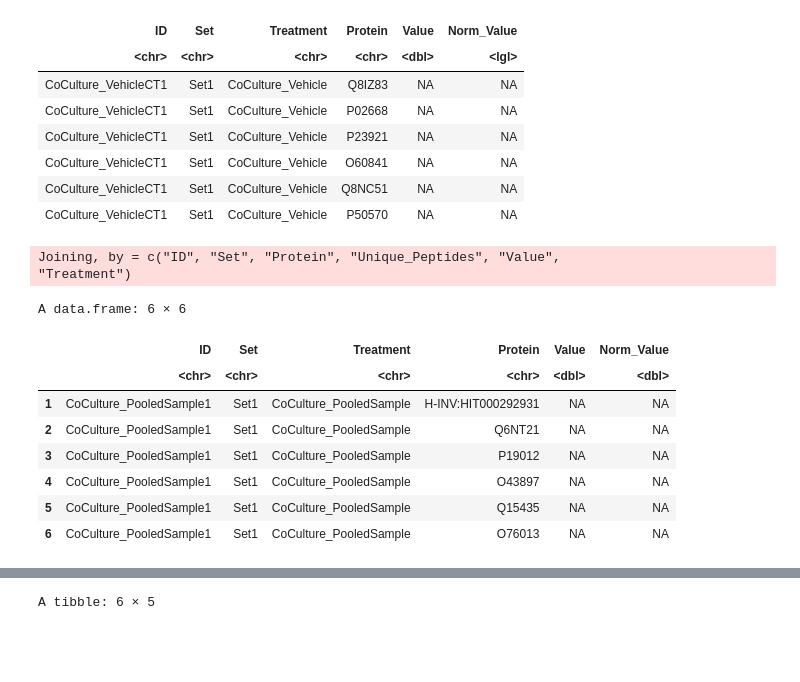
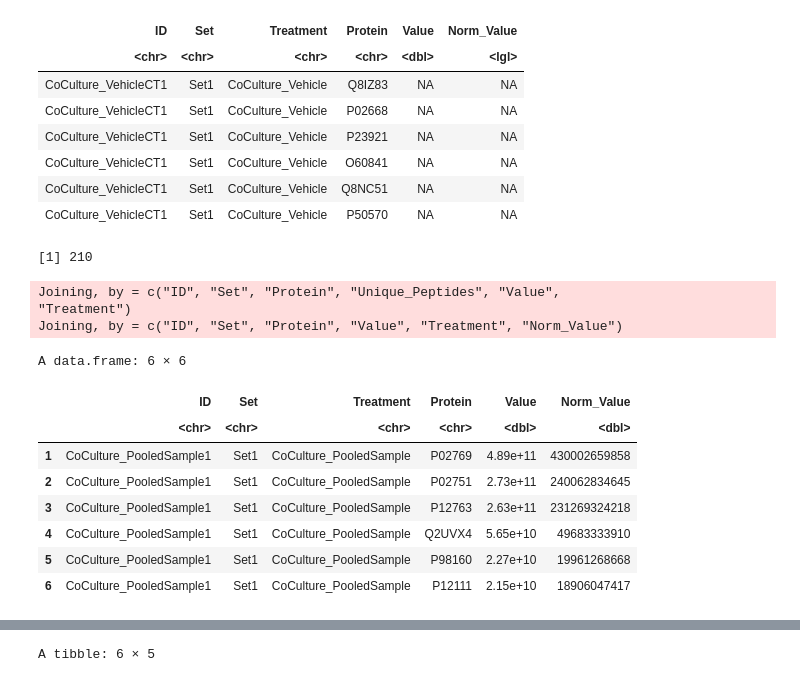
Before and after one commit to alexispayton/Wildfires-and-Extracellular-Vesicles-EVs-Woodsmoke-Alters-EV-Proteomic-Signatures-involved-in-Ext, a Jupyter notebook: 3. Proteomics Data Processing/Data Processing.ipynb, the cells around one changed output, grey strips where cells are left out. Drawn from its saved outputs; the diff is of its cells as text; code cells hidden in the pictures; blank space fills up the shorter version.

```diff
--- a/3. Proteomics Data Processing/Data Processing.ipynb
+++ b/3. Proteomics Data Processing/Data Processing.ipynb
@@ -177,15 +177,15 @@ removed_proteins_df = proteome_df %>%
     filter(Protein_Presence < 50) %>%
     arrange(Protein_Presence) %>%
     #just want a column that specifies the treatment and exposure separately to more easily remove proteins later
-    separate(Treatment, c("Tx", "Exposure"), sep = "_") %>%
+    separate(Treatment, c("Treatment", "Exposure"), sep = "_") %>%
     select(-Exposure)
 
 head(removed_proteins_df)
 
-removed_proteins = unique(removed_proteins_df$Protein)
+#removed_proteins = unique(removed_proteins_df$Protein)
 
 #number of proteins removed
-length(removed_proteins)
+length(unique(removed_proteins_df$Protein))
 # %% [output]
 `summarise()` has grouped output by 'Set', 'Treatment'. You can override using
 the `.groups` argument.
@@ -201,10 +201,11 @@ A grouped_df: 6 × 4
 [1] 290
 # %%
 # removing those 290 proteins from the entire dataset (but within each set)
-# REST OF THIS CODE ISN'T NECESSARY...DELETE!!!
 
 #finding proteins that exist only in the proteome_df but not the removed proteins_df
-detection_filter_df = anti_join(proteome_df, removed_proteins_df)
+`%notin%` <- Negate(`%in%`)
+detection_filter_df = #proteome_df %>% filter(Protein %notin% removed_proteins)
+    anti_join(proteome_df, removed_proteins_df)
 head(detection_filter_df)
 
 #number of proteins kept
@@ -249,29 +276,41 @@ A grouped_df: 6 × 6
 | CoCulture_VehicleCT1 | Set1 | CoCulture_Vehicle | O60841 | NA | NA |
 | CoCulture_VehicleCT1 | Set1 | CoCulture_Vehicle | Q8NC51 | NA | NA |
 | CoCulture_VehicleCT1 | Set1 | CoCulture_Vehicle | P50570 | NA | NA |
+# %%
+# number of proteins with missing data that will be added back to the dataset
+length(unique(missing_data_df$Protein))
+# %% [output]
+[1] 210
 # %%
 # adding in normalized values to the filtered df
+# left join returns all the records from the first table along with matching records from the second
 detection_filter_normalized_df = left_join(detection_filter_df, normalized_df)
 
 preimputed_df = rbind(detection_filter_normalized_df %>%
                       select(-Unique_Peptides), missing_data_df) %>%
-    # for some reason this protein had 2 entries, so removing the entries with all the missing data
-    filter(is.na(Value), Protein != "P08727")
+    unique()
+
+
+# for some reason this protein had 2 entries, so removing the entries with all the missing data
+single_protein_missing_data = preimputed_df %>%
+    filter(is.na(Value) , Protein == "P08727")
+preimputed_df = anti_join(preimputed_df, single_protein_missing_data)
 
 preimputed_df = preimputed_df[, c(1,2,5,3,4,6)]
 head(preimputed_df)
 # %% [output]
 Joining, by = c("ID", "Set", "Protein", "Unique_Peptides", "Value",
 "Treatment")
+Joining, by = c("ID", "Set", "Protein", "Value", "Treatment", "Norm_Value")
 A data.frame: 6 × 6
 |  | ID | Set | Treatment | Protein | Value | Norm_Value |
 |  | <chr> | <chr> | <chr> | <chr> | <dbl> | <dbl> |
-| 1 | CoCulture_PooledSample1 | Set1 | CoCulture_PooledSample | H-INV:HIT000292931 | NA | NA |
-| 2 | CoCulture_PooledSample1 | Set1 | CoCulture_PooledSample | Q6NT21 | NA | NA |
-| 3 | CoCulture_PooledSample1 | Set1 | CoCulture_PooledSample | P19012 | NA | NA |
-| 4 | CoCulture_PooledSample1 | Set1 | CoCulture_PooledSample | O43897 | NA | NA |
-| 5 | CoCulture_PooledSample1 | Set1 | CoCulture_PooledSample | Q15435 | NA | NA |
-| 6 | CoCulture_PooledSample1 | Set1 | CoCulture_PooledSample | O76013 | NA | NA |
+| 1 | CoCulture_PooledSample1 | Set1 | CoCulture_PooledSample | P02769 | 4.89e+11 | 430002659858 |
+| 2 | CoCulture_PooledSample1 | Set1 | CoCulture_PooledSample | P02751 | 2.73e+11 | 240062834645 |
+| 3 | CoCulture_PooledSample1 | Set1 | CoCulture_PooledSample | P12763 | 2.63e+11 | 231269324218 |
+| 4 | CoCulture_PooledSample1 | Set1 | CoCulture_PooledSample | Q2UVX4 | 5.65e+10 | 49683333910 |
+| 5 | CoCulture_PooledSample1 | Set1 | CoCulture_PooledSample | P98160 | 2.27e+10 | 19961268668 |
+| 6 | CoCulture_PooledSample1 | Set1 | CoCulture_PooledSample | P12111 | 2.15e+10 | 18906047417 |
 # %%
 #first splitting df to impute within set and treatment (not imputing pooled treatment groups)
 preimputed_df_split = preimputed_df %>%
```
Also changed, not shown: parts of 8 cells of this notebook.
